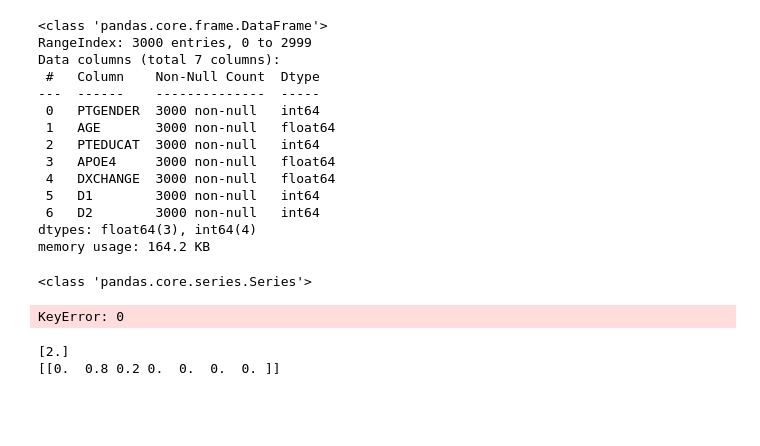
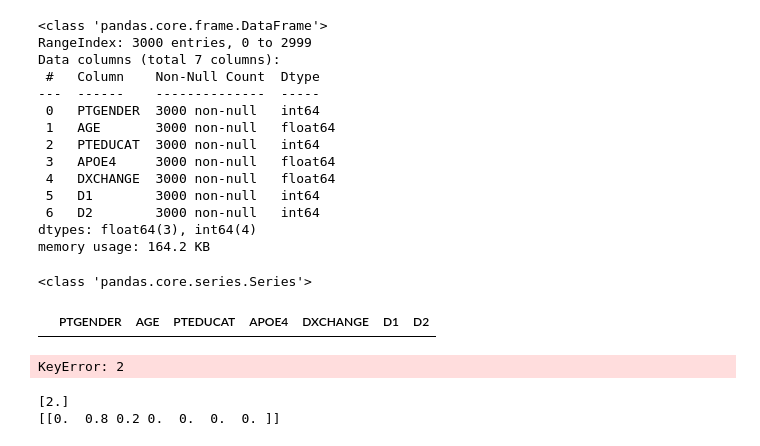
Before and after one commit to antoine-chenevier/IA-4A, a Jupyter notebook: main.ipynb, the cells around one changed output. Cells and saved outputs as stored; diff of their text form; code cells hidden in the pictures; blank space fills up the shorter version.

Commit message:
test for X_train and X_test.

```diff
--- a/main.ipynb
+++ b/main.ipynb
@@ -6,7 +6,7 @@ from sklearn.model_selection import GridSearchCV
 from sklearn.neighbors import KNeighborsClassifier
 #import matplotlib.pyplot as plt
 # %%
-df =  pd.read_csv('./2017_07_07/TADPOLE_D1_D2.csv')
+df =  pd.read_csv('../2017_07_07/TADPOLE_D1_D2.csv')
 # %%
 df.head(0)
 test = df[1:]
@@ -89,19 +89,25 @@ print(type(age))
 gender= gender.replace(['Male','Female'],[1,0])
 # %% [output]
 <class 'pandas.core.series.Series'>
+# %%
+# Algorithme des k plus proches voisins
+k=3 # best beetween 1 and 10
+model = KNeighborsClassifier()
+X_train = data[:0]
+X_test = data[:0]
+memory = data[:0]
+X_test.head()
+# %% [output]
+|  | PTGENDER | AGE | PTEDUCAT | APOE4 | DXCHANGE | D1 | D2 |
 # %%
-# Algorithme des k plus proches voisins
-k=3 # best beetween 1 and 10
-model = KNeighborsClassifier()
-X_train = data[:1]
-X_test = data[:1]
-X_test.head()
-
-for i in range(len(data)):
+for i in range(2,len(data)):
     if data['D1'][i] == 1:
-        X_train.add(data[i])
+        #X_train.add(data[i])
+        memory = data.drop(data[i])
+        X_train.add(memory)
     elif data['D2'][i] == 1:
-        X_test.add(data[i])
+        memory = data[i].drop()
+        X_test.add(memory)
 y_train = X_train['DXCHANGE']
 y_test = X_test['DXCHANGE']
 X_train = data.drop('DXCHANGE',axis=1)
@@ -110,7 +116,7 @@ X_test = data.drop('DXCHANGE',axis=1)
 model.fit(X_train,y_train)
 print(model.score(X_train,y_train))
 # %% [output]
-KeyError: 0
+KeyError: 2
 # %%
 def sick(model,PTGENDER=1,AGE=10,PTEDUCAT=4,APOE4=0):
     x= np.array([PTGENDER,AGE,PTEDUCAT,APOE4]).reshape(1,4)
```
Also changed, not shown: parts of 1 cell of this notebook.
